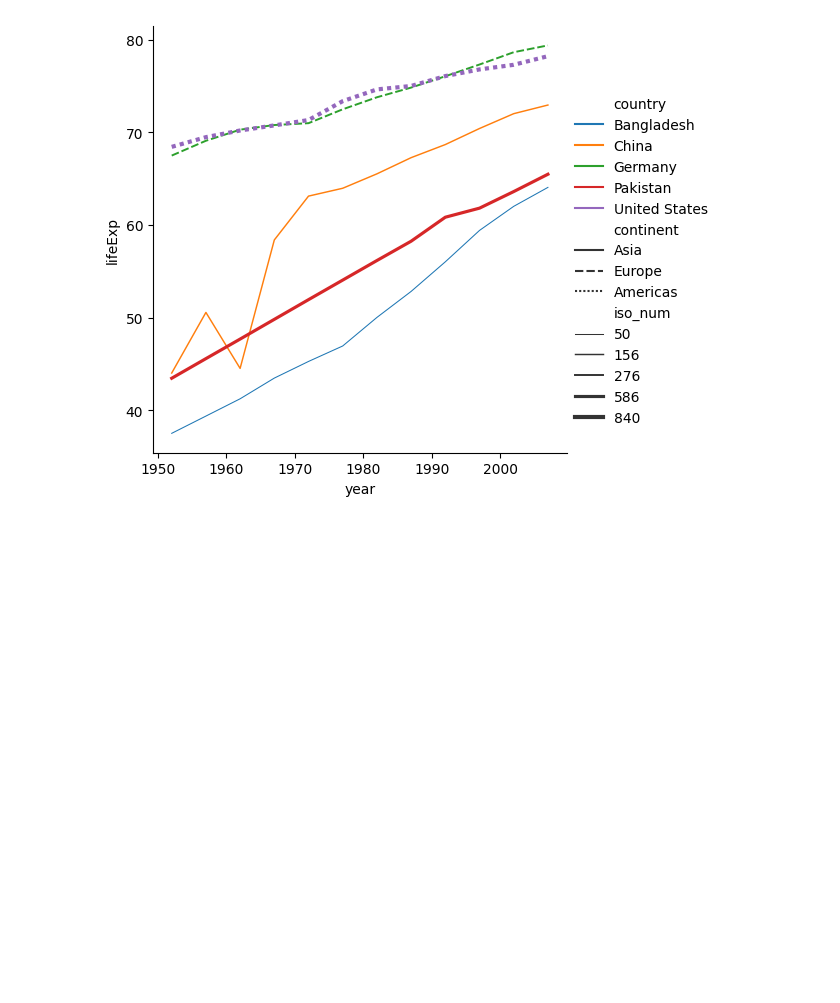
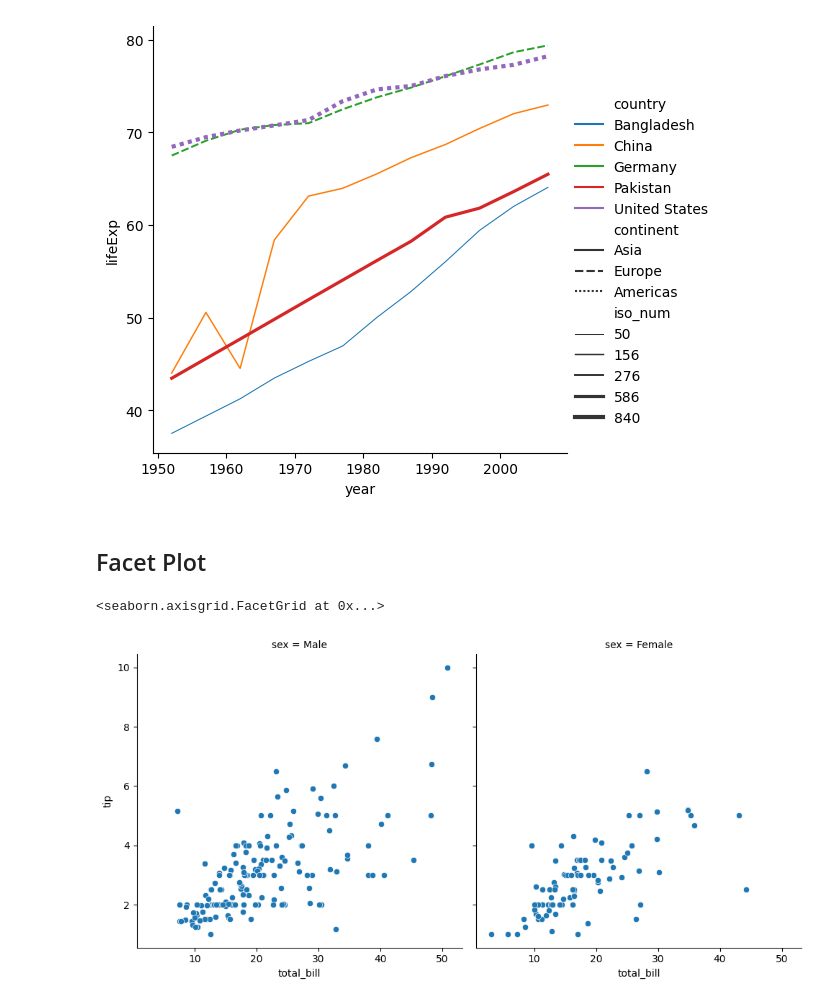
Before and after one commit to mohammadkhorshed/python-practice, a Jupyter notebook: seaborn/seaborn_learning.ipynb, the cells around one changed output. Drawn from its saved outputs; the diff is of its cells as text; code cells hidden in the pictures; blank space fills up the shorter version.

Commit message:
Practiced Facet Plot and ColWarp

```diff
--- a/seaborn/seaborn_learning.ipynb
+++ b/seaborn/seaborn_learning.ipynb
@@ -141,3 +141,10 @@ sns.relplot(kind='line', data=temp_df, x='year', y='lifeExp', hue='country', sty
 # %% [output]
 <seaborn.axisgrid.FacetGrid at 0x...>
 [figure]
+# %% [markdown]
+## Facet Plot
+# %%
+sns.relplot(kind='scatter', data=tips, x='total_bill', y='tip', col='sex')
+# %% [output]
+<seaborn.axisgrid.FacetGrid at 0x...>
+[figure, added]
```
Also changed, not shown: parts of 4 cells of this notebook.
